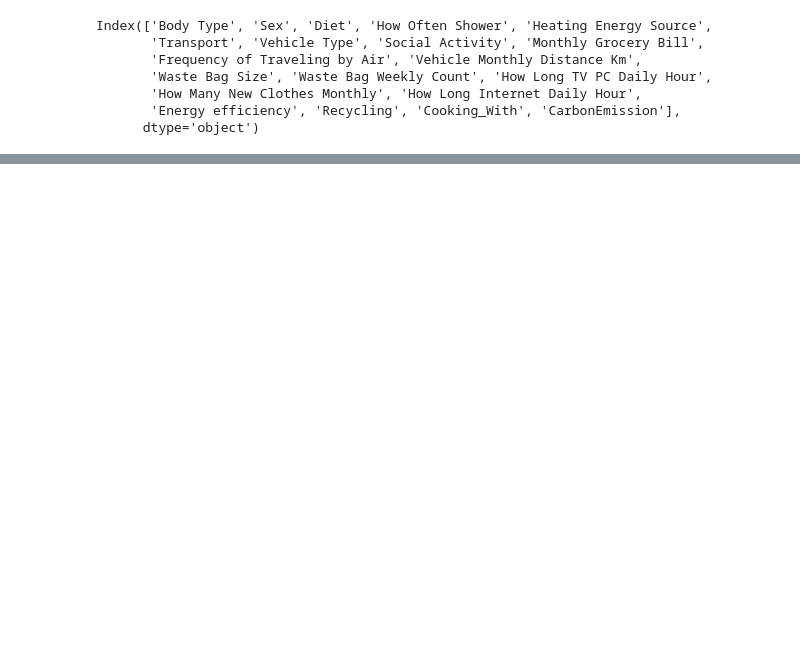
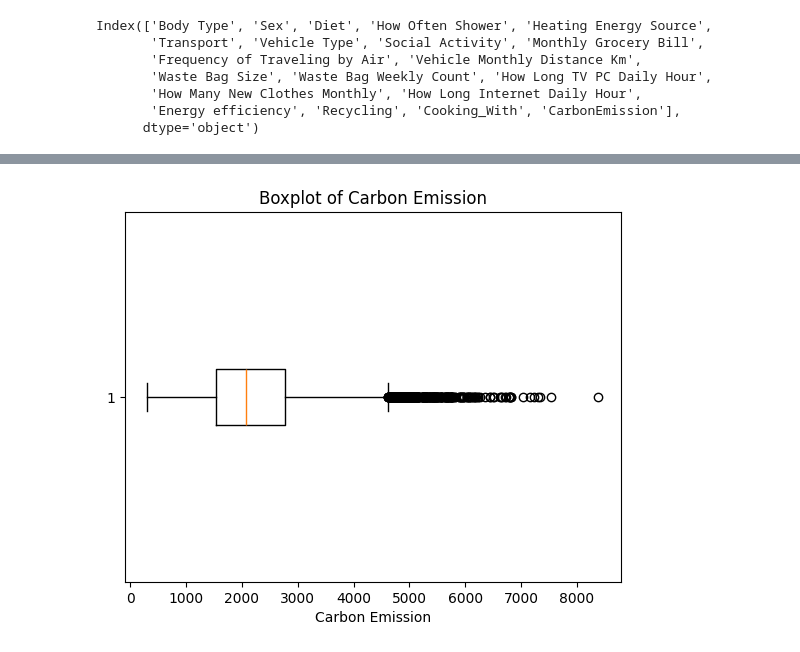
Before and after one commit to JayaSaiKishore7/MachineLearningModels, a Jupyter notebook: EcoCarbon.ipynb, the cells around one changed output, grey strips where cells are left out. Drawn from its saved outputs; the diff is of its cells as text; code cells hidden in the pictures; blank space fills up the shorter version.

```diff
--- a/EcoCarbon.ipynb
+++ b/EcoCarbon.ipynb
@@ -89,0 +149,7 @@ Index(['Body Type', 'Sex', 'Diet', 'How Often Shower', 'Heating Energy Source',
+# %%
+plt.boxplot(df['CarbonEmission'], vert = False)
+plt.title('Boxplot of Carbon Emission')
+plt.xlabel('Carbon Emission')
+plt.show()
+# %% [output]
+[figure, added]
```
Also changed, not shown: parts of 11 cells of this notebook.
